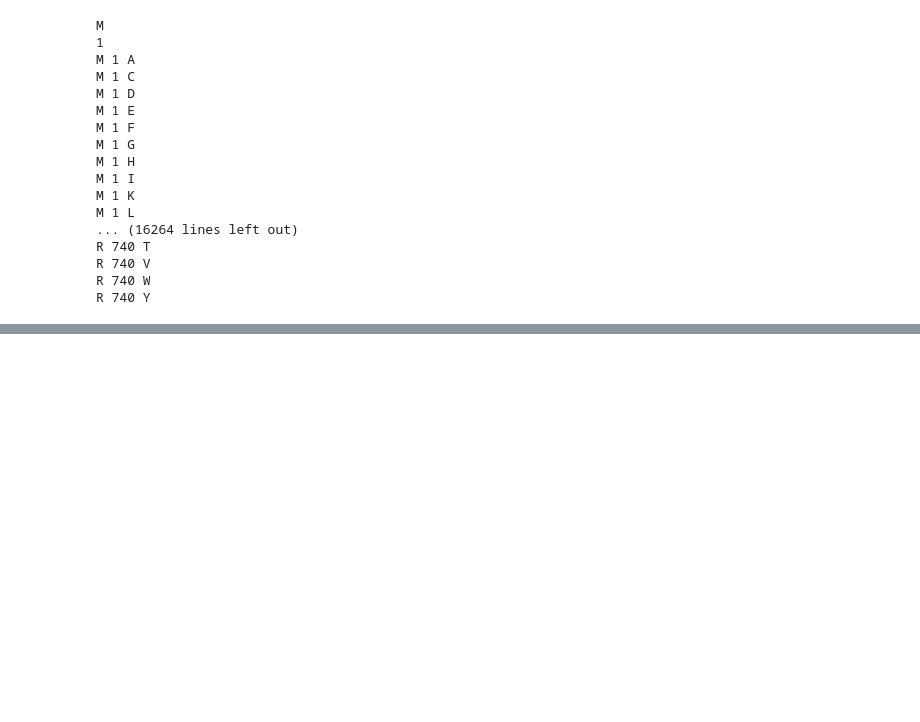
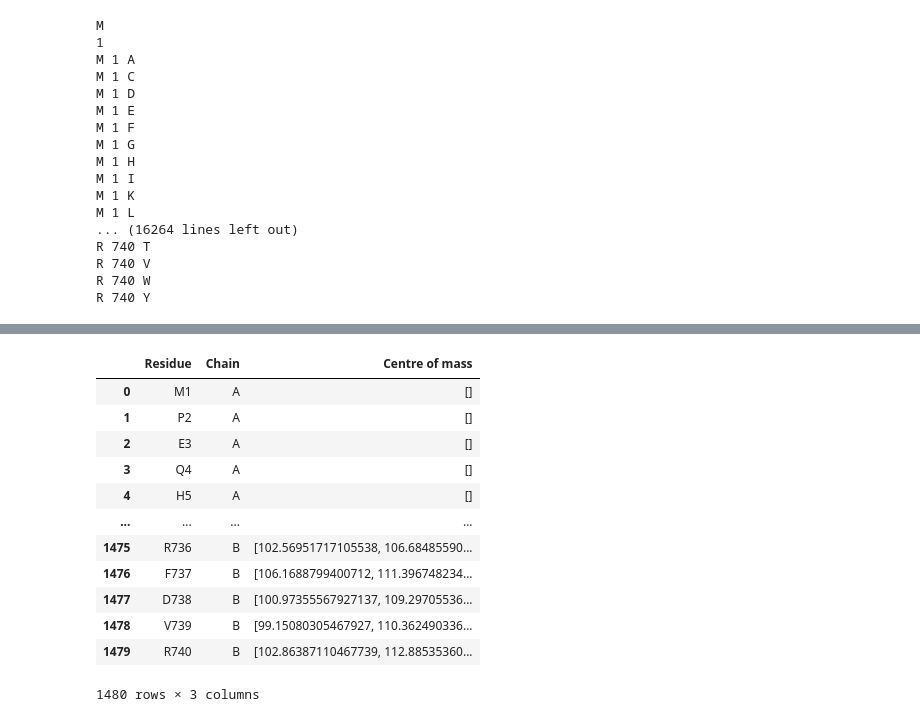
Before and after one commit to fowler-lab/Inh_resistance, a Jupyter notebook: KatG_mutation_characteristics.ipynb, the cells around one changed output, grey strips where cells are left out. Saved outputs shown, nothing was run; the diff lists cells and outputs as text; code cells hidden in the pictures; blank space fills up the shorter version.

```diff
--- a/KatG_mutation_characteristics.ipynb
+++ b/KatG_mutation_characteristics.ipynb
@@ -341,0 +331,19 @@ KatG.select_atoms(y)
+# %%
+#identifies the centre of mass of each residue in chain A
+resid_no = 0
+residue_no_A = []
+residue_CoM_A = []
+chain_A = []
+
+for i in KatG_seq:
+    resid_no = resid_no + 1
+    residue_no_A.append(i + str(resid_no))
+    resid_no_string = str(resid_no)
+    select_atoms_string = 'resid '+ resid_no_string + ' and segid A'
+    atom_coordinates = KatG.select_atoms(select_atoms_string)
+    residue_CoM_A.append(atom_coordinates.center_of_mass())
+    chain_A.append('A')
+
+data = {'Residue': residue_no_A, 'Chain': chain_A, 'Centre of mass': residue_CoM_A}
+residue_CoM_A_df = pd.DataFrame (data, columns = ['Residue','Chain','Centre of mass'])
+print(residue_CoM_A_df)
@@ -341,0 +365,19 @@ KatG.select_atoms(y)
+# %%
+#identifies the centre of mass of each residue in chain A
+resid_no = 0
+residue_no_B = []
+residue_CoM_B = []
+chain_B = []
+
+for i in KatG_seq:
+    resid_no = resid_no + 1
+    residue_no_B.append(i + str(resid_no))
+    resid_no_string = str(resid_no)
+    select_atoms_string = 'resid '+ resid_no_string + ' and segid B'
+    atom_coordinates = KatG.select_atoms(select_atoms_string)
+    residue_CoM_B.append(atom_coordinates.center_of_mass())
+    chain_B.append('B')
+
+data = {'Residue': residue_no_B, 'Chain': chain_B, 'Centre of mass': residue_CoM_B}
+residue_CoM_B_df = pd.DataFrame (data, columns = ['Residue','Chain','Centre of mass'])
+print(residue_CoM_B_df)
@@ -341,0 +402,16 @@ KatG.select_atoms(y)
+# %%
+residue_CoM_df
+# %% [output]
+|  | Residue | Chain | Centre of mass |
+| 0 | M1 | A | [] |
+| 1 | P2 | A | [] |
+| 2 | E3 | A | [] |
+| 3 | Q4 | A | [] |
+| 4 | H5 | A | [] |
+| ... | ... | ... | ... |
+| 1475 | R736 | B | [102.56951717105538, 106.68485590... |
+| 1476 | F737 | B | [106.1688799400712, 111.396748234... |
+| 1477 | D738 | B | [100.97355567927137, 109.29705536... |
+| 1478 | V739 | B | [99.15080305467927, 110.362490336... |
+| 1479 | R740 | B | [102.86387110467739, 112.88535360... |
+1480 rows × 3 columns
```
Also changed, not shown: parts of 23 cells of this notebook.
